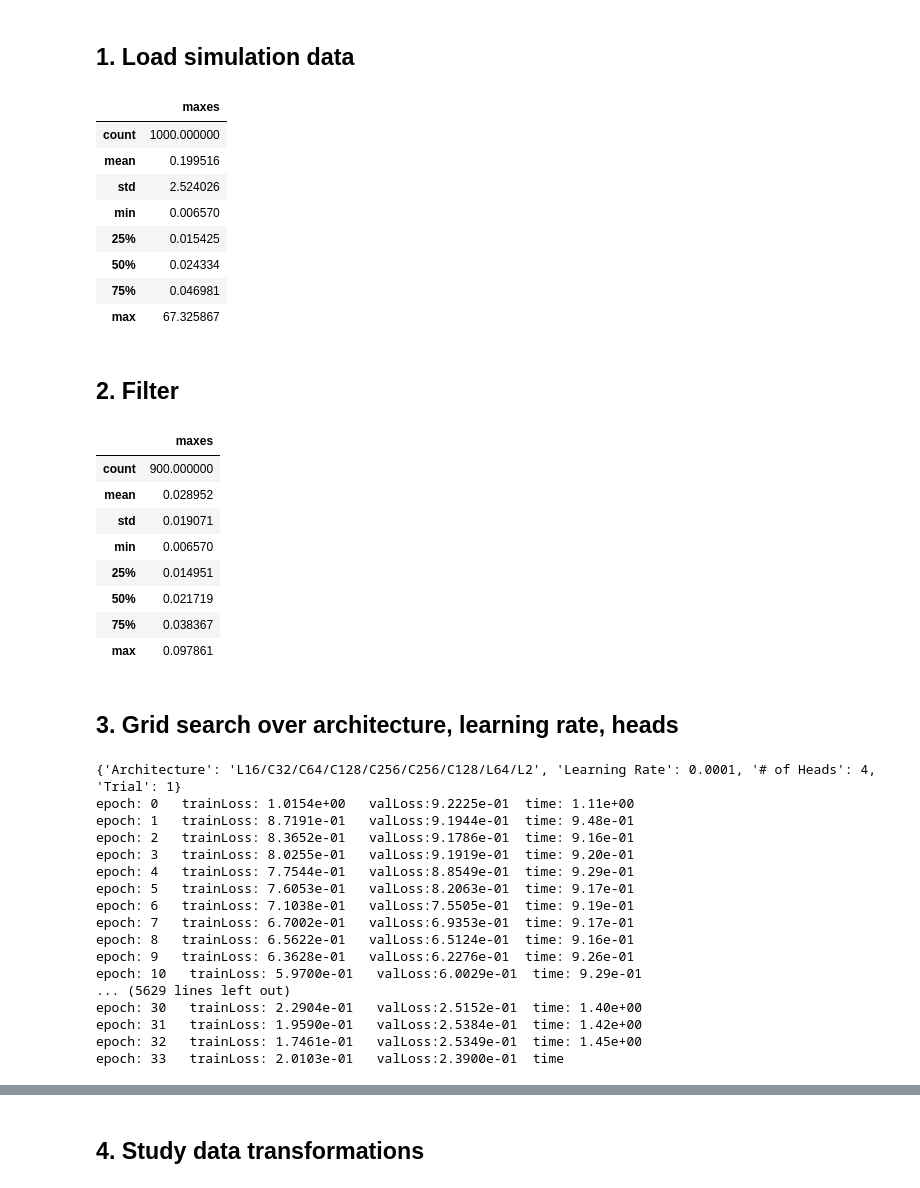
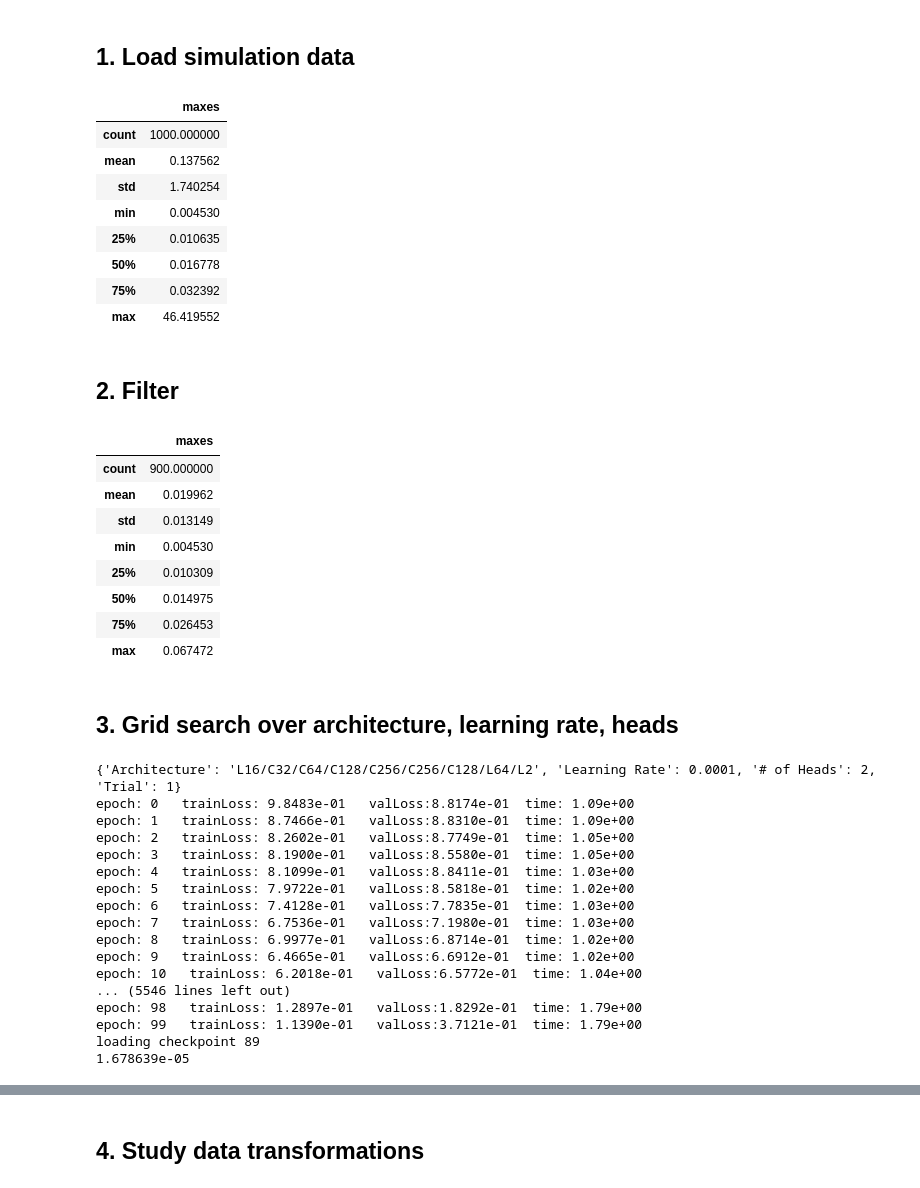
Before and after one commit to ewhalen12/gcnSurrogate, a Jupyter notebook: modelTuning.ipynb, the cells around one changed output, grey strips where cells are left out. Saved outputs shown, nothing was run; the diff lists cells and outputs as text; code cells hidden in the pictures.

```diff
--- a/modelTuning.ipynb
+++ b/modelTuning.ipynb
@@ -22,22 +15,22 @@ from gcnSurrogateUtil import *
 # %% [markdown]
 ## 1. Load simulation data
 # %%
-doeFile = "/home/ewhalen/projects/data/trusses/2D_Truss_v1.3/design_7_N_1000.csv"
-allGraphsUnfiltered = loadGhGraphs(doeFile, NUM_DV=5)
+dataDir = 'data/2D_Truss_v1.3/conmech/design_7_N_1000/'
+allGraphsUnfiltered = loadConmechGraphs(dataDir)
 
 maxes = [max(np.abs(graph.y.numpy().flatten())) for graph in allGraphsUnfiltered]
 source = pd.DataFrame(maxes, columns=['maxes'])
 source.describe()
 # %% [output]
 |  | maxes |
 | count | 1000.000000 |
-| mean | 0.199516 |
-| std | 2.524026 |
-| min | 0.006570 |
-| 25% | 0.015425 |
-| 50% | 0.024334 |
-| 75% | 0.046981 |
-| max | 67.325867 |
+| mean | 0.137562 |
+| std | 1.740254 |
+| min | 0.004530 |
+| 25% | 0.010635 |
+| 50% | 0.016778 |
+| 75% | 0.032392 |
+| max | 46.419552 |
 # %% [markdown]
 ## 2. Filter
 # %%
@@ -49,24 +42,24 @@ source.describe()
 # %% [output]
 |  | maxes |
 | count | 900.000000 |
-| mean | 0.028952 |
-| std | 0.019071 |
-| min | 0.006570 |
-| 25% | 0.014951 |
-| 50% | 0.021719 |
-| 75% | 0.038367 |
-| max | 0.097861 |
+| mean | 0.019962 |
+| std | 0.013149 |
+| min | 0.004530 |
+| 25% | 0.010309 |
+| 50% | 0.014975 |
+| 75% | 0.026453 |
+| max | 0.067472 |
 # %% [markdown]
 ## 3. Grid search over architecture, learning rate, heads
 # %%
-saveDir = './results/modelTuning/architectureTuning02/'
+saveDir = './results/modelTuning/architectureTuning03/'
 
 # build training plan
 architectureList = ['L16/C32/C64/C128/C256/C256/C128/L64/L2',
                     'L16/C32/C64/C128/C256/C512/C256/C128/L64/L2',
                     'L16/C32/C64/C128/C256/C512/C512/C256/C128/L64/L2']
 learningRatelist = [1e-4,1e-3,1e-2]
-headList = [4, 8, 12]
+headList = [2,6]
 seedList = [1,2,3]
 trainConfigs = []
 for ar in architectureList:
@@ -82,7 +75,7 @@ for i,c in enumerate(trainConfigs):
     trainData, valData, testData = partitionGraphList(allGraphs, seed=c['Trial'])
 
     print(c)
-    gcn = FeaStNet(architecture=c['Architecture'], heads=c['# of Heads'], useConstraints=False)
+    gcn = FeaStNet(architecture=c['Architecture'], heads=c['# of Heads'], useXFeatures=True, numXFeatures=3)
     c['Parameters'] = gcn.getNumParams()
 
     t = time()
@@ -93,6 +86,7 @@ for i,c in enumerate(trainConfigs):
                              flatten=True,
                              logTrans=False,
                              ssTrans=True,
+                             binaryLoads=True,
                              saveDir=saveDir+f'/{i:03}/')
     c['Train Time'] = time()-t
     plotHistory(history)
@@ -103,28 +97,29 @@ for i,c in enumerate(trainConfigs):
 
     testRes = gcn.testModel(testData)
     c['Test MSE'] = testRes['mse']
+    print(c['Test MSE'])
 
     # log
     df = pd.DataFrame(trainConfigs)
     df.to_csv(saveDir+'testResults.csv', index=False)
 # %% [output]
-{'Architecture': 'L16/C32/C64/C128/C256/C256/C128/L64/L2', 'Learning Rate': 0.0001, '# of Heads': 4, 'Trial': 1}
-epoch: 0   trainLoss: 1.0154e+00   valLoss:9.2225e-01  time: 1.11e+00
-epoch: 1   trainLoss: 8.7191e-01   valLoss:9.1944e-01  time: 9.48e-01
-epoch: 2   trainLoss: 8.3652e-01   valLoss:9.1786e-01  time: 9.16e-01
-epoch: 3   trainLoss: 8.0255e-01   valLoss:9.1919e-01  time: 9.20e-01
-epoch: 4   trainLoss: 7.7544e-01   valLoss:8.8549e-01  time: 9.29e-01
-epoch: 5   trainLoss: 7.6053e-01   valLoss:8.2063e-01  time: 9.17e-01
-epoch: 6   trainLoss: 7.1038e-01   valLoss:7.5505e-01  time: 9.19e-01
-epoch: 7   trainLoss: 6.7002e-01   valLoss:6.9353e-01  time: 9.17e-01
-epoch: 8   trainLoss: 6.5622e-01   valLoss:6.5124e-01  time: 9.16e-01
-epoch: 9   trainLoss: 6.3628e-01   valLoss:6.2276e-01  time: 9.26e-01
-epoch: 10   trainLoss: 5.9700e-01   valLoss:6.0029e-01  time: 9.29e-01
-... (5629 lines left out)
-epoch: 30   trainLoss: 2.2904e-01   valLoss:2.5152e-01  time: 1.40e+00
-epoch: 31   trainLoss: 1.9590e-01   valLoss:2.5384e-01  time: 1.42e+00
-epoch: 32   trainLoss: 1.7461e-01   valLoss:2.5349e-01  time: 1.45e+00
-epoch: 33   trainLoss: 2.0103e-01   valLoss:2.3900e-01  time
+{'Architecture': 'L16/C32/C64/C128/C256/C256/C128/L64/L2', 'Learning Rate': 0.0001, '# of Heads': 2, 'Trial': 1}
+epoch: 0   trainLoss: 9.8483e-01   valLoss:8.8174e-01  time: 1.09e+00
+epoch: 1   trainLoss: 8.7466e-01   valLoss:8.8310e-01  time: 1.09e+00
+epoch: 2   trainLoss: 8.2602e-01   valLoss:8.7749e-01  time: 1.05e+00
+epoch: 3   trainLoss: 8.1900e-01   valLoss:8.5580e-01  time: 1.05e+00
+epoch: 4   trainLoss: 8.1099e-01   valLoss:8.8411e-01  time: 1.03e+00
+epoch: 5   trainLoss: 7.9722e-01   valLoss:8.5818e-01  time: 1.02e+00
+epoch: 6   trainLoss: 7.4128e-01   valLoss:7.7835e-01  time: 1.03e+00
+epoch: 7   trainLoss: 6.7536e-01   valLoss:7.1980e-01  time: 1.03e+00
+epoch: 8   trainLoss: 6.9977e-01   valLoss:6.8714e-01  time: 1.02e+00
+epoch: 9   trainLoss: 6.4665e-01   valLoss:6.6912e-01  time: 1.02e+00
+epoch: 10   trainLoss: 6.2018e-01   valLoss:6.5772e-01  time: 1.04e+00
+... (5546 lines left out)
+epoch: 98   trainLoss: 1.2897e-01   valLoss:1.8292e-01  time: 1.79e+00
+epoch: 99   trainLoss: 1.1390e-01   valLoss:3.7121e-01  time: 1.79e+00
+loading checkpoint 89
+1.678639e-05
 # %%
 # 27 configurations averaged over three trials
 df.groupby(['Architecture', 'Learning Rate', '# of Heads']).mean()[['Parameters', 'Train Time','Train MSE', 'Test MSE']]
```
Also changed, not shown: parts of 9 cells of this notebook, 5 other files.
